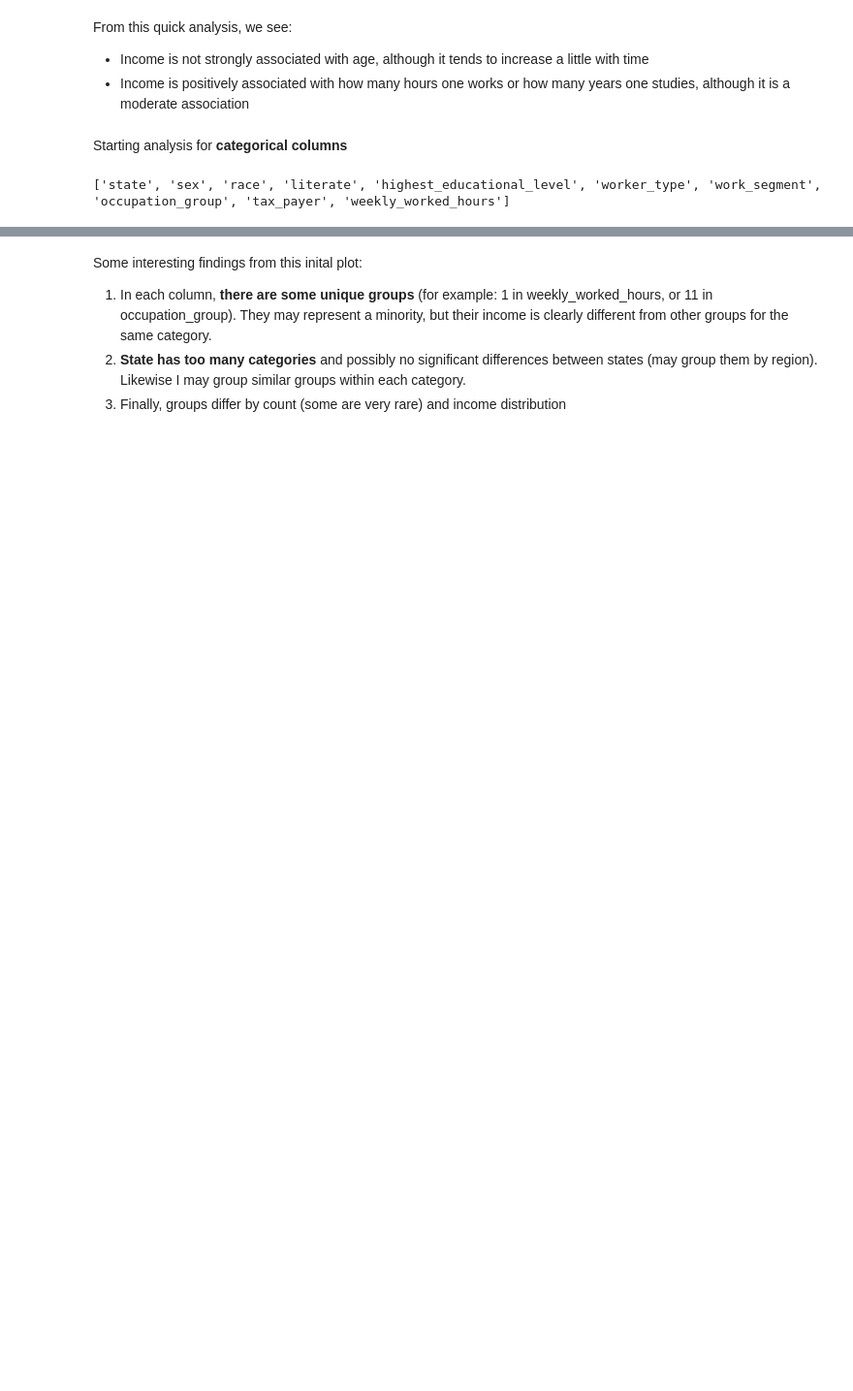
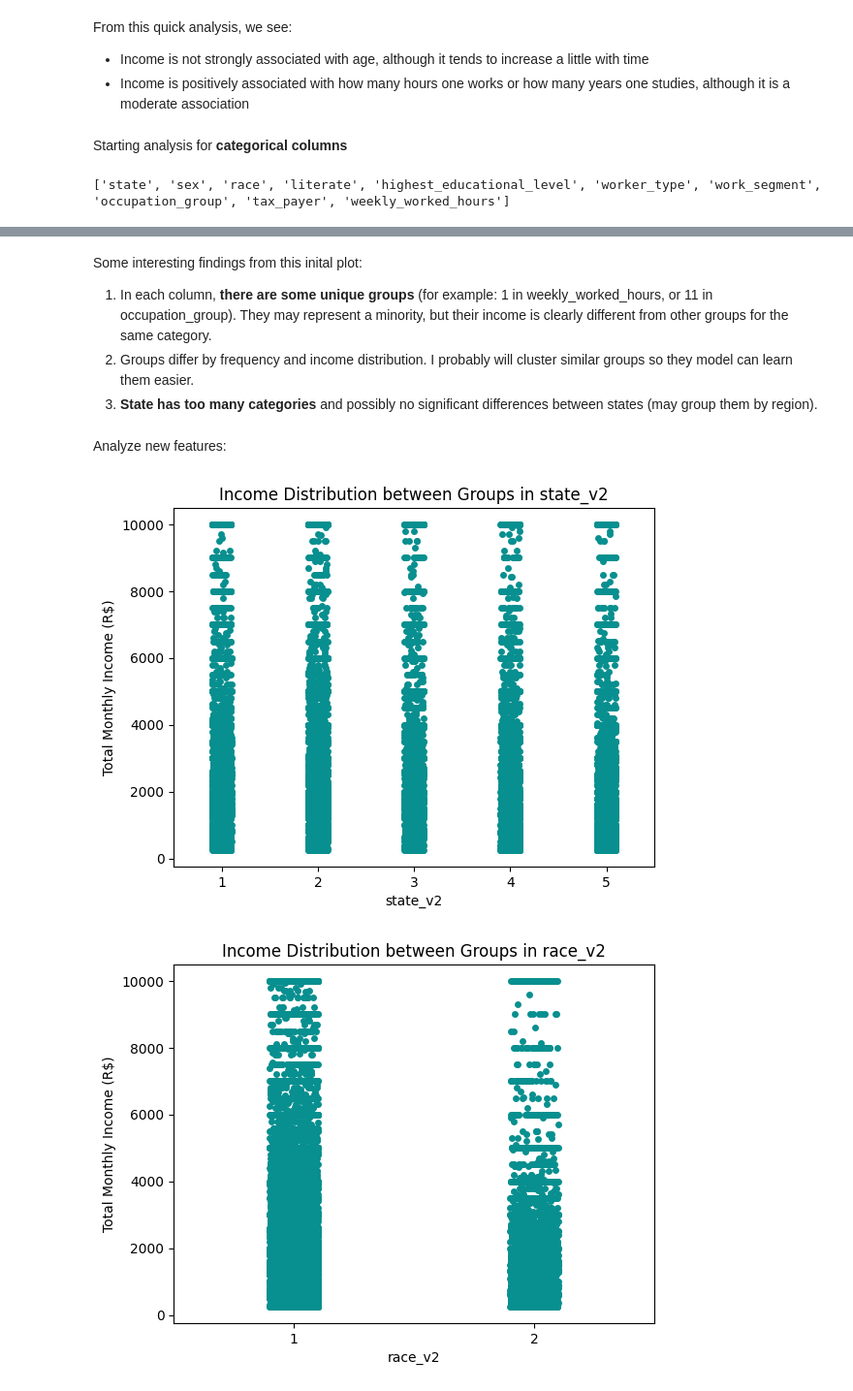
Before and after one commit to viniciussuares/IncomePrediction, a Jupyter notebook: notebooks/eda.ipynb, the cells around one changed output, grey strips where cells are left out. Shown at 97% size. Saved outputs shown, nothing was run; the diff lists cells and outputs as text; code cells hidden in the pictures; blank space fills up the shorter version.

```diff
--- a/notebooks/eda.ipynb
+++ b/notebooks/eda.ipynb
@@ -348,8 +349,8 @@ utils.plot_stripplot(
 Some interesting findings from this inital plot:
 
 1. In each column, **there are some unique groups** (for example: 1 in weekly_worked_hours, or 11 in occupation_group). They may represent a minority, but their income is clearly different from other groups for the same category.
-2. **State has too many categories** and possibly no significant differences between states (may group them by region). Likewise I may group similar groups within each category.
-3. Finally, groups differ by count (some are very rare) and income distribution
+2. Groups differ by frequency and income distribution. I probably will cluster similar groups so they model can learn them easier.
+3. **State has too many categories** and possibly no significant differences between states (may group them by region).
 # %%
 # Defining new features for a possibly better division on the dataset
 
@@ -369 +369,18 @@ df['worker_type_v2'] = df['worker_type'].apply(lambda x: 1 if x in [3, 4] else 2
 df['work_segment_v2'] = df['work_segment'].apply(lambda x: 1 if x in [7, 8, 9] else 2)
+# %% [markdown]
+Analyze new features:
+# %%
+v2_features = [feature for feature in df.columns if '_v2' in feature]
+
+# Defines df_sample again, using the same fraction and random state, but with a higher column set
+df_sample = df.sample(frac=0.05, random_state=0)
+
+utils.plot_stripplot(
+    df= df_sample,
+    cat_columns = v2_features,
+    target = 'all_work_income',
+    y_label = 'Total Monthly Income (R$)'
+)
+# %% [output]
+[figure, added]
+[figure, added]
```
Also changed, not shown: parts of 14 cells of this notebook, 4 other files.
